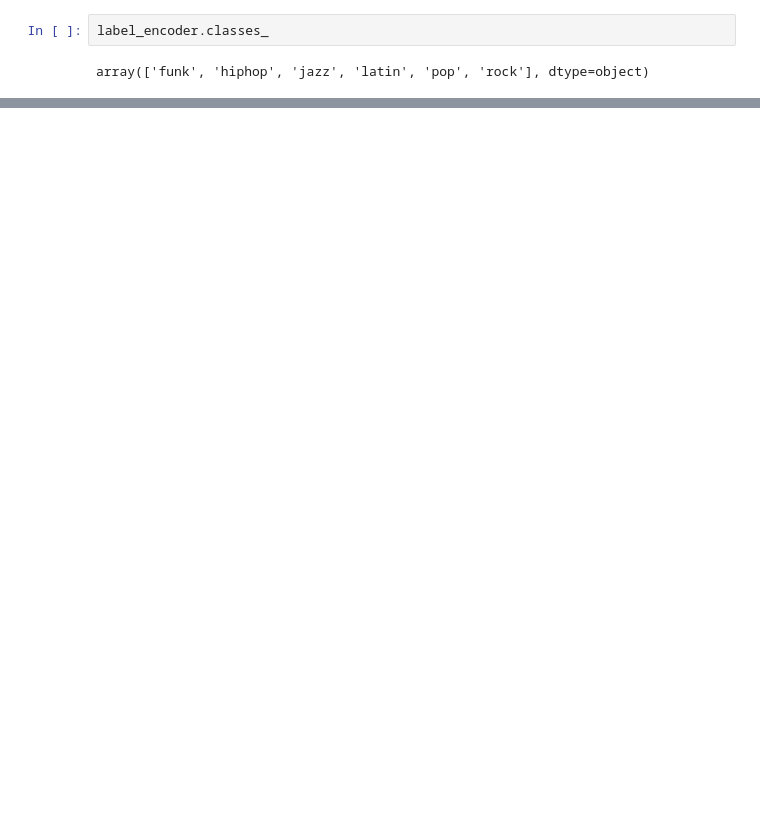
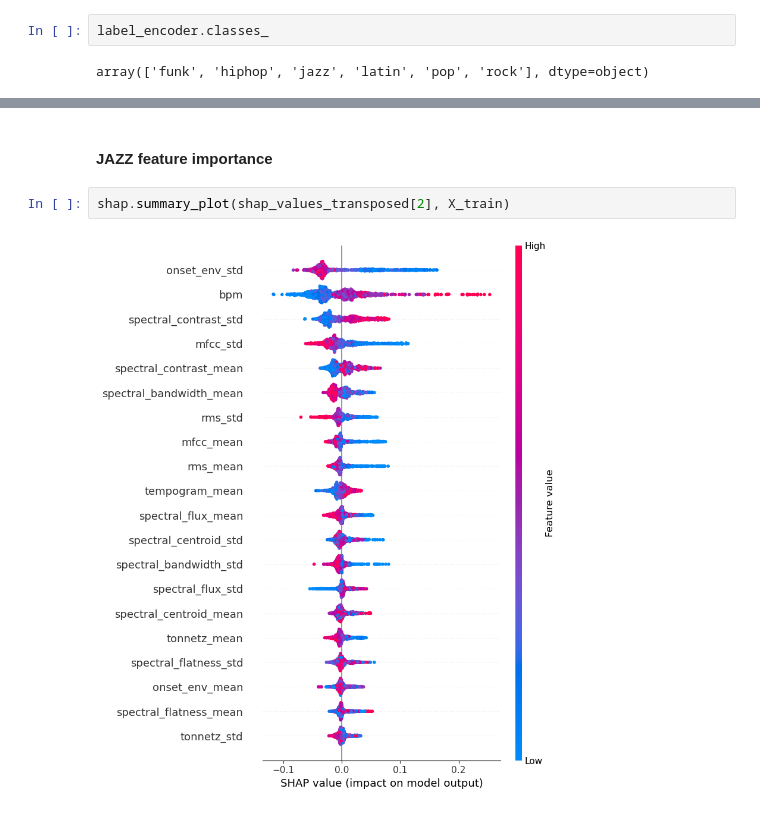
Before and after one commit to Knerten0815/GrooveLens, a Jupyter notebook: Notebooks/Multiclass_Random_Forest.ipynb, the cells around one changed output, grey strips where cells are left out. Saved outputs shown, nothing was run; the diff lists cells and outputs as text; blank space fills up the shorter version.

```diff
--- a/Notebooks/Multiclass_Random_Forest.ipynb
+++ b/Notebooks/Multiclass_Random_Forest.ipynb
@@ -470,0 +430,6 @@ IndexError: invalid index to scalar variable.
+# %% [markdown]
+#### JAZZ feature importance
+# %%
+shap.summary_plot(shap_values_transposed[2], X_train)
+# %% [output]
+[figure, added]
```
Also changed, not shown: parts of 31 cells of this notebook, 3 other files.
